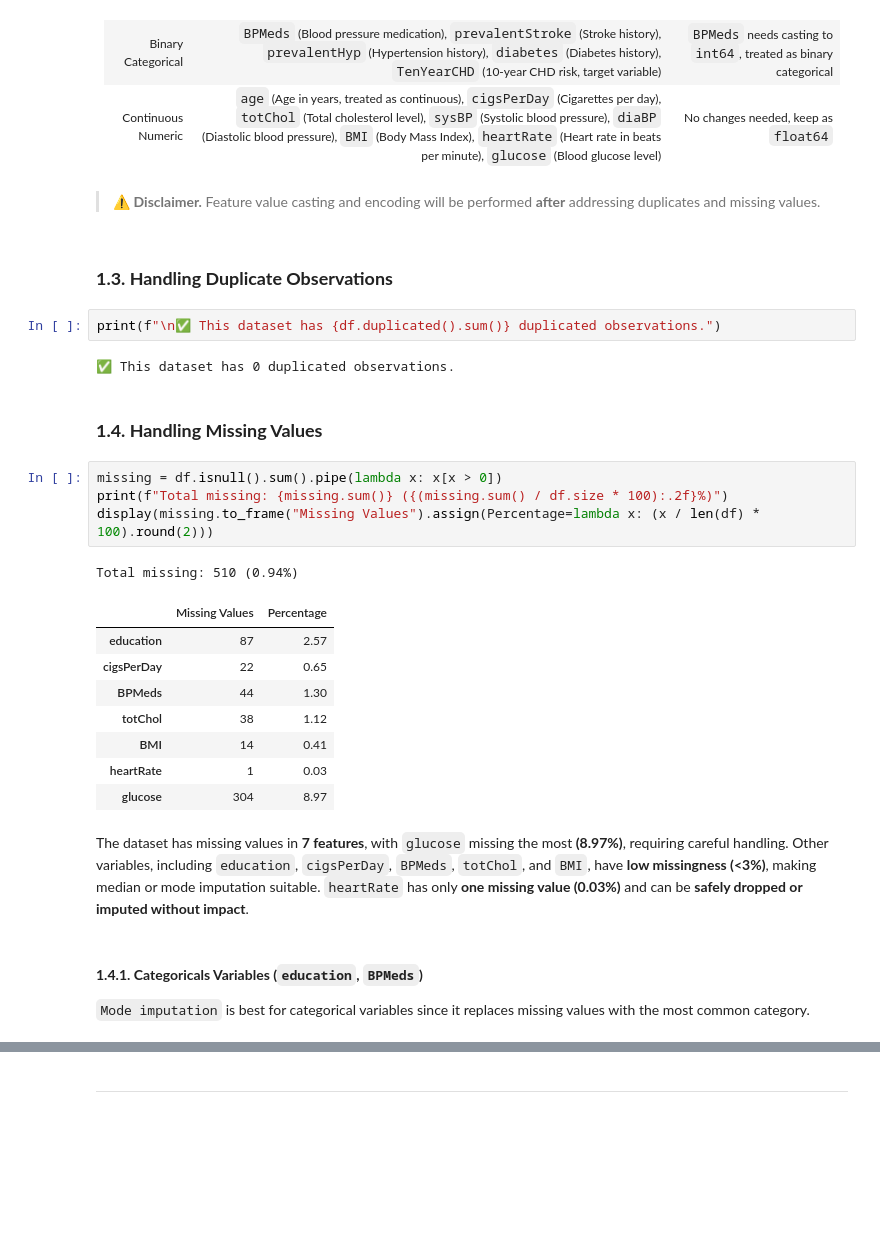
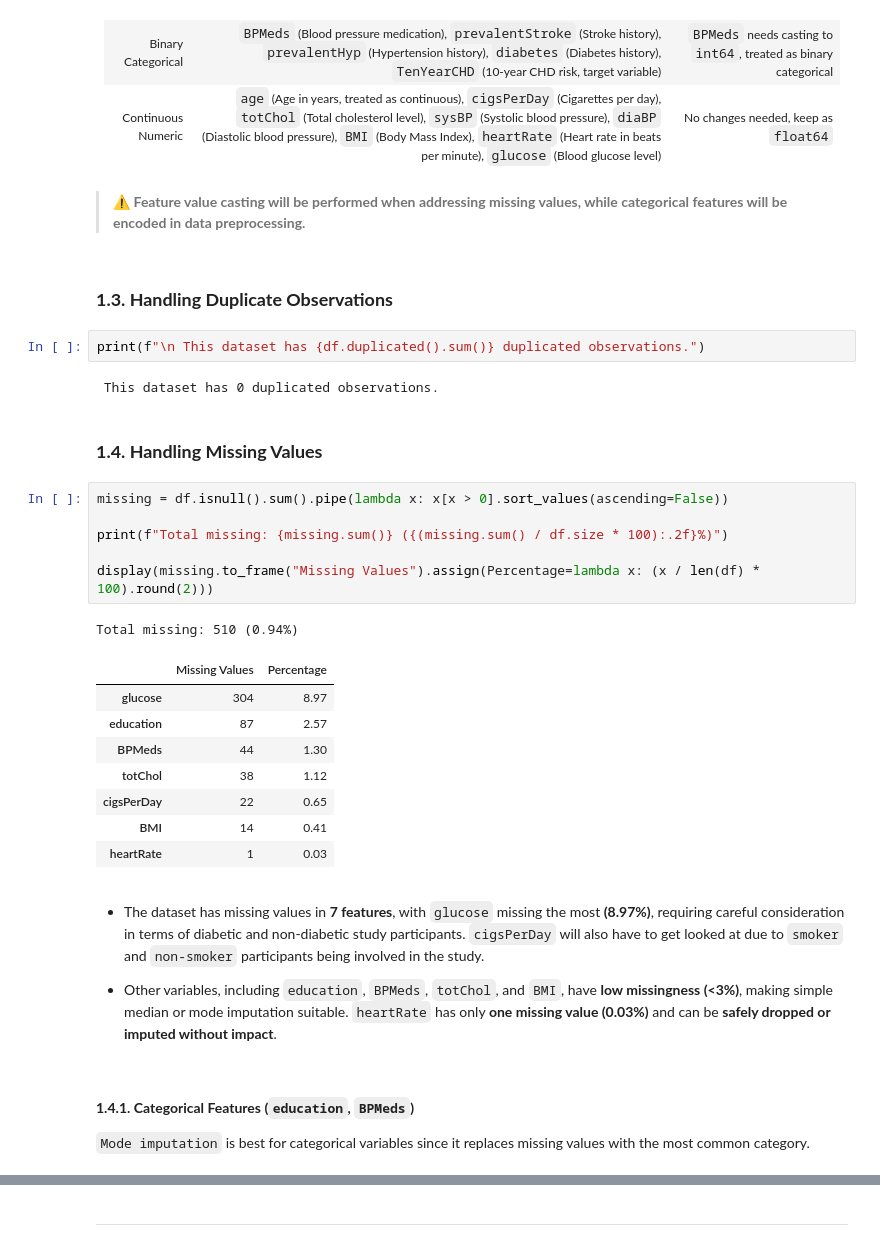
Before and after one commit to Milda-Hatipoglu/ML_Classification, a Jupyter notebook: ML_graded_notebook_Hatipoglu.ipynb, the cells around one changed output, grey strips where cells are left out. Drawn from its saved outputs; the diff is of its cells as text; blank space fills up the shorter version.

```diff
--- a/ML_graded_notebook_Hatipoglu.ipynb
+++ b/ML_graded_notebook_Hatipoglu.ipynb
@@ -130,33 +143,37 @@ BPMeds (float64): [0. 1.]
 | Binary Categorical         | `BPMeds` (Blood pressure medication), `prevalentStroke` (Stroke history), `prevalentHyp` (Hypertension history), `diabetes` (Diabetes history), `TenYearCHD` (10-year CHD risk, target variable) | `BPMeds` needs casting to `int64`, treated as binary categorical |
 | Continuous Numeric                | `age` (Age in years, treated as continuous), `cigsPerDay` (Cigarettes per day), `totChol` (Total cholesterol level), `sysBP` (Systolic blood pressure), `diaBP` (Diastolic blood pressure), `BMI` (Body Mass Index), `heartRate` (Heart rate in beats per minute), `glucose` (Blood glucose level) | No changes needed, keep as `float64` |
 # %% [markdown]
-> ⚠️ **Disclaimer.** Feature value casting and encoding will be performed **after** addressing duplicates and missing values.
+> ⚠️ **Feature value casting will be performed when addressing missing values, while categorical features will be encoded in data preprocessing.**
 # %% [markdown]
 ### **1.3. Handling Duplicate Observations**
 # %%
-print(f"\n✅ This dataset has {df.duplicated().sum()} duplicated observations.")
+print(f"\n This dataset has {df.duplicated().sum()} duplicated observations.")
 # %% [output]
-✅ This dataset has 0 duplicated observations.
+ This dataset has 0 duplicated observations.
 # %% [markdown]
 ### **1.4. Handling Missing Values**
 # %%
-missing = df.isnull().sum().pipe(lambda x: x[x > 0])
+missing = df.isnull().sum().pipe(lambda x: x[x > 0].sort_values(ascending=False))
+
 print(f"Total missing: {missing.sum()} ({(missing.sum() / df.size * 100):.2f}%)")
+
 display(missing.to_frame("Missing Values").assign(Percentage=lambda x: (x / len(df) * 100).round(2)))
 # %% [output]
 Total missing: 510 (0.94%)
 |  | Missing Values | Percentage |
+| glucose | 304 | 8.97 |
 | education | 87 | 2.57 |
-| cigsPerDay | 22 | 0.65 |
 | BPMeds | 44 | 1.30 |
 | totChol | 38 | 1.12 |
+| cigsPerDay | 22 | 0.65 |
 | BMI | 14 | 0.41 |
 | heartRate | 1 | 0.03 |
-| glucose | 304 | 8.97 |
 # %% [markdown]
-The dataset has missing values in **7 features**, with `glucose` missing the most **(8.97%)**, requiring careful handling. Other variables, including `education`, `cigsPerDay`, `BPMeds`, `totChol`, and `BMI`, have **low missingness (<3%)**, making median or mode imputation suitable. `heartRate` has only **one missing value (0.03%)** and can be **safely dropped or imputed without impact**.
+- The dataset has missing values in **7 features**, with `glucose` missing the most **(8.97%)**, requiring careful consideration in terms of diabetic and non-diabetic study participants. `cigsPerDay` will also have to get looked at due to `smoker` and `non-smoker` participants being involved in the study.
+
+- Other variables, including `education`, `BPMeds`, `totChol`, and `BMI`, have **low missingness (<3%)**, making simple median or mode imputation suitable. `heartRate` has only **one missing value (0.03%)** and can be **safely dropped or imputed without impact**.
 # %% [markdown]
-#### **1.4.1. Categoricals Variables (`education`, `BPMeds`)**
+#### **1.4.1. Categorical Features (`education`, `BPMeds`)**
 
 `Mode imputation` is best for categorical variables since it replaces missing values with the most common category.
 # %%
```
Also changed, not shown: parts of 33 cells of this notebook.
